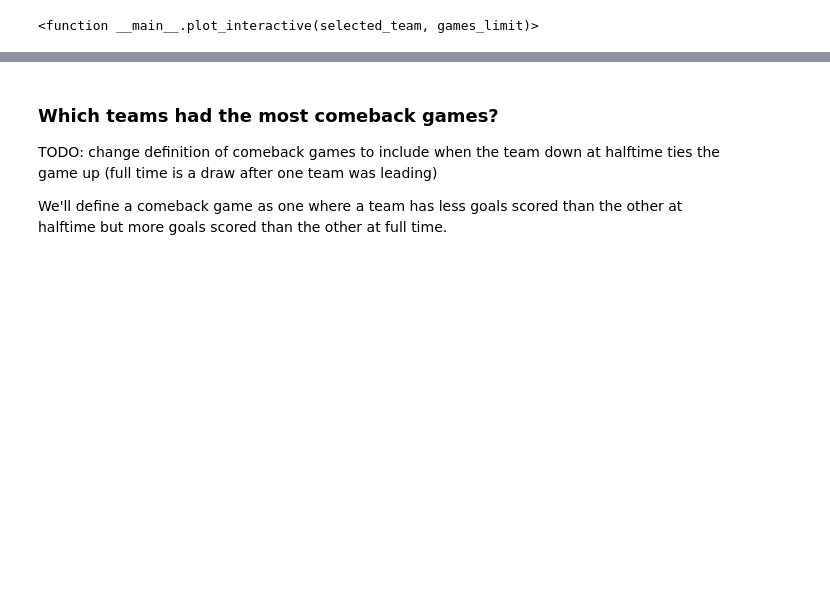
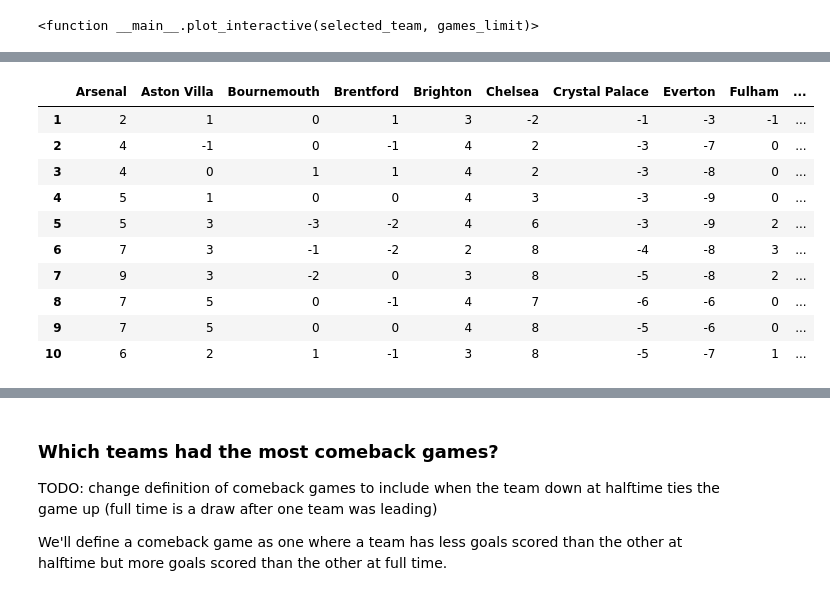
Before and after one commit to William-Mahnke/Premier-League, a Jupyter notebook: 2024-2025.ipynb, the cells around one changed output, grey strips where cells are left out. Cells and saved outputs as stored; diff of their text form; code cells hidden in the pictures; blank space fills up the shorter version.

```diff
--- a/2024-2025.ipynb
+++ b/2024-2025.ipynb
@@ -250,0 +317,36 @@ fig.show()
+# %%
+# creating dataframe for goal difference over the season
+goal_differential = pd.DataFrame(columns = teams)
+
+# iterate through teams in teams list
+for team in teams:
+    matches = goal_results[(goal_results['HomeTeam'] == team)
+                            | (goal_results['AwayTeam'] == team)].reset_index(drop = True)
+    running_total = 0
+    differential = []
+    for index, row in matches.iterrows():
+        # regardless of win either the team will be the home team in which case
+        # we add the home goal and subtract the away goals or the other way around
+        if row['HomeTeam'] == team: # home team
+            running_total += (row['FTHG'] - row['FTAG'])
+        else: # away team
+            running_total += (row['FTAG'] - row['FTHG'])
+        differential.append(running_total)
+    # add list of running differential to goal_differential dataframe after iterating through matches
+    goal_differential[team] = differential
+
+# make index for goal_differential start at
+goal_differential.index += 1
+goal_differential.head(10)
+# %% [output]
+|  | Arsenal | Aston Villa | Bournemouth | Brentford | Brighton | Chelsea | Crystal Palace | Everton | Fulham | ... |
+| 1 | 2 | 1 | 0 | 1 | 3 | -2 | -1 | -3 | -1 | ... |
+| 2 | 4 | -1 | 0 | -1 | 4 | 2 | -3 | -7 | 0 | ... |
+| 3 | 4 | 0 | 1 | 1 | 4 | 2 | -3 | -8 | 0 | ... |
+| 4 | 5 | 1 | 0 | 0 | 4 | 3 | -3 | -9 | 0 | ... |
+| 5 | 5 | 3 | -3 | -2 | 4 | 6 | -3 | -9 | 2 | ... |
+| 6 | 7 | 3 | -1 | -2 | 2 | 8 | -4 | -8 | 3 | ... |
+| 7 | 9 | 3 | -2 | 0 | 3 | 8 | -5 | -8 | 2 | ... |
+| 8 | 7 | 5 | 0 | -1 | 4 | 7 | -6 | -6 | 0 | ... |
+| 9 | 7 | 5 | 0 | 0 | 4 | 8 | -5 | -6 | 0 | ... |
+| 10 | 6 | 2 | 1 | -1 | 3 | 8 | -5 | -7 | 1 | ... |
```
Also changed, not shown: parts of 8 cells of this notebook, 1 other file.
